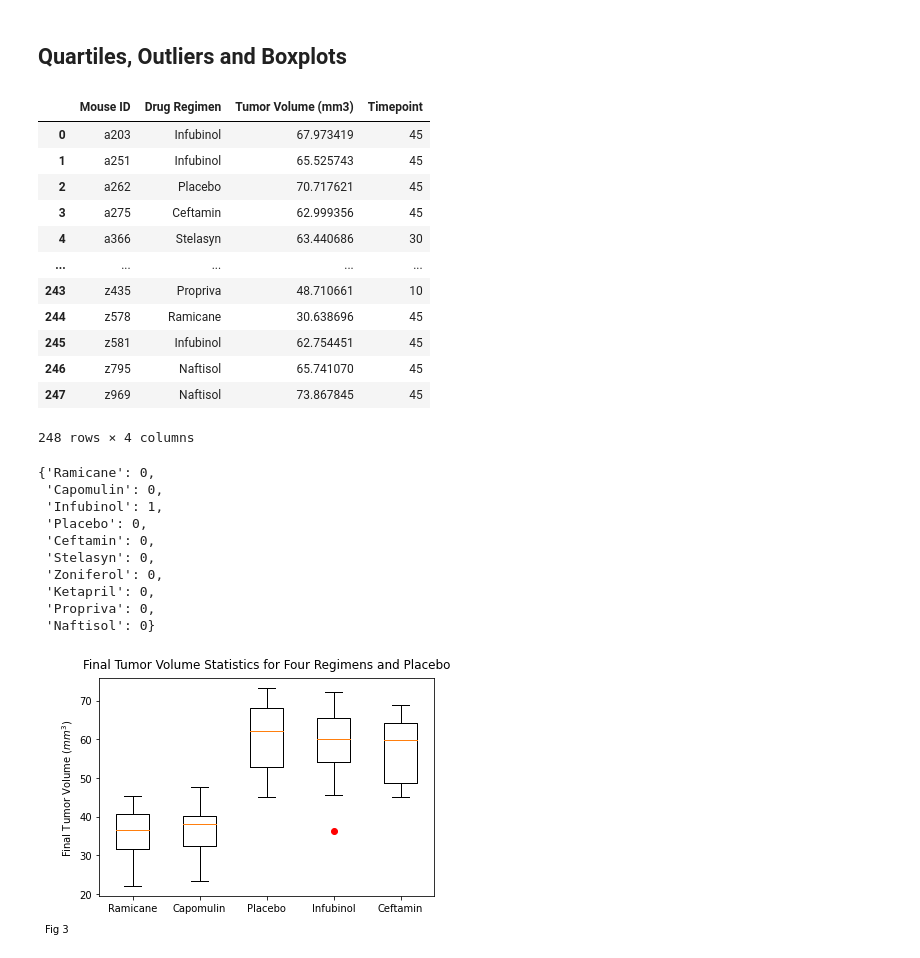
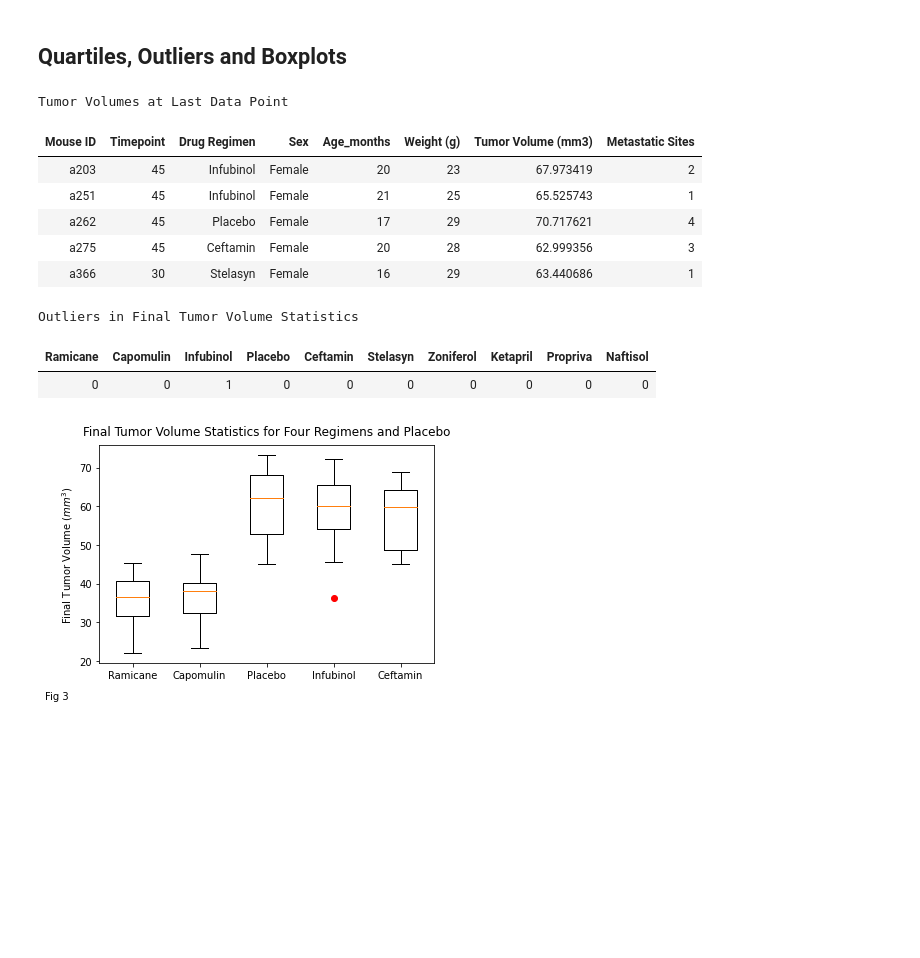
Before and after one commit to FernB/Matplotlib_Homework, a Jupyter notebook: Pymaceuticals/pymaceuticals_starter.ipynb, the cells around one changed output. Cells and saved outputs as stored; diff of their text form; code cells hidden in the pictures; blank space fills up the shorter version.

Commit message:
improves table styles

```diff
--- a/Pymaceuticals/pymaceuticals_starter.ipynb
+++ b/Pymaceuticals/pymaceuticals_starter.ipynb
@@ -180,27 +183,21 @@ plt.show()
 # %%
 # Calculate the final tumor volume of each mouse across four of the treatment regimens:
 # Capomulin, Ramicane, Infubinol, and Ceftamin
 
 # Start by getting the last (greatest) timepoint for each mouse
 maxtime = remove_duplicate.groupby("Mouse ID")["Timepoint"].max()
 
 # Merge this group df with the original dataframe to get the tumor volume at the last timepoint
 mergedtime = pd.merge(maxtime, remove_duplicate, on = ["Mouse ID", "Timepoint"])
-mergedtime[['Mouse ID', 'Drug Regimen', 'Tumor Volume (mm3)', "Timepoint"]]
+mergedtime.head().style.set_caption('Tumor Volumes at Last Data Point').hide_index()
 # %% [output]
+Tumor Volumes at Last Data Point
-|  | Mouse ID | Drug Regimen | Tumor Volume (mm3) | Timepoint |
-| 0 | a203 | Infubinol | 67.973419 | 45 |
-| 1 | a251 | Infubinol | 65.525743 | 45 |
-| 2 | a262 | Placebo | 70.717621 | 45 |
-| 3 | a275 | Ceftamin | 62.999356 | 45 |
-| 4 | a366 | Stelasyn | 63.440686 | 30 |
-| ... | ... | ... | ... | ... |
-| 243 | z435 | Propriva | 48.710661 | 10 |
-| 244 | z578 | Ramicane | 30.638696 | 45 |
-| 245 | z581 | Infubinol | 62.754451 | 45 |
-| 246 | z795 | Naftisol | 65.741070 | 45 |
-| 247 | z969 | Naftisol | 73.867845 | 45 |
+| Mouse ID | Timepoint | Drug Regimen | Sex | Age_months | Weight (g) | Tumor Volume (mm3) | Metastatic Sites |
+| a203 | 45 | Infubinol | Female | 20 | 23 | 67.973419 | 2 |
+| a251 | 45 | Infubinol | Female | 21 | 25 | 65.525743 | 1 |
+| a262 | 45 | Placebo | Female | 17 | 29 | 70.717621 | 4 |
+| a275 | 45 | Ceftamin | Female | 20 | 28 | 62.999356 | 3 |
+| a366 | 30 | Stelasyn | Female | 16 | 29 | 63.440686 | 1 |
-248 rows × 4 columns
 # %%
 
 # Create empty list to fill with tumor vol data (for plotting)
@@ -231,19 +228,15 @@ outliers = {}
 for drug in treatments:
     outlier = (finaltumor_series[drug] > ranges[drug][1]).sum() + (finaltumor_series[drug] < ranges[drug][0]).sum()
     outliers[drug] = outlier
-
-outliers
+def hl(i):
+    colour = 'background-color: red' if i >0 else ''
+    return colour
+outliers = pd.DataFrame(outliers, index= [0])
+outliers.style.hide_index().applymap(hl).set_caption("Outliers in Final Tumor Volume Statistics")
 # %% [output]
-{'Ramicane': 0,
- 'Capomulin': 0,
- 'Infubinol': 1,
- 'Placebo': 0,
- 'Ceftamin': 0,
- 'Stelasyn': 0,
- 'Zoniferol': 0,
- 'Ketapril': 0,
- 'Propriva': 0,
- 'Naftisol': 0}
+Outliers in Final Tumor Volume Statistics
+| Ramicane | Capomulin | Infubinol | Placebo | Ceftamin | Stelasyn | Zoniferol | Ketapril | Propriva | Naftisol |
+| 0 | 0 | 1 | 0 | 0 | 0 | 0 | 0 | 0 | 0 |
 # %%
 # Generate a box plot of the final tumor volume of each mouse across four regimens of interest
 finaltumor_series = pd.Series(tumor_vol, index = treatments)
```
Also changed, not shown: parts of 7 cells of this notebook.
